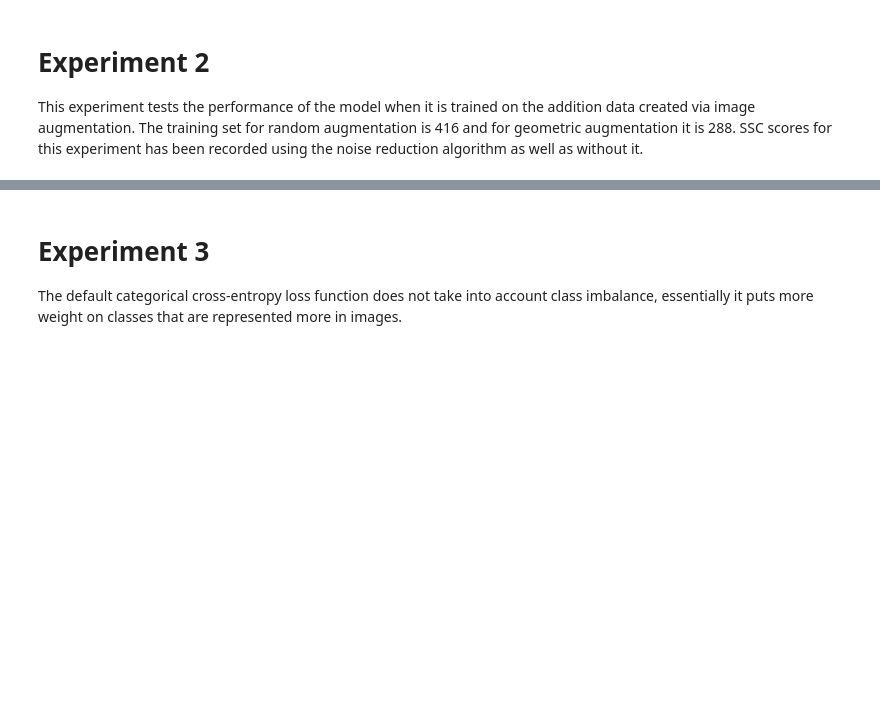
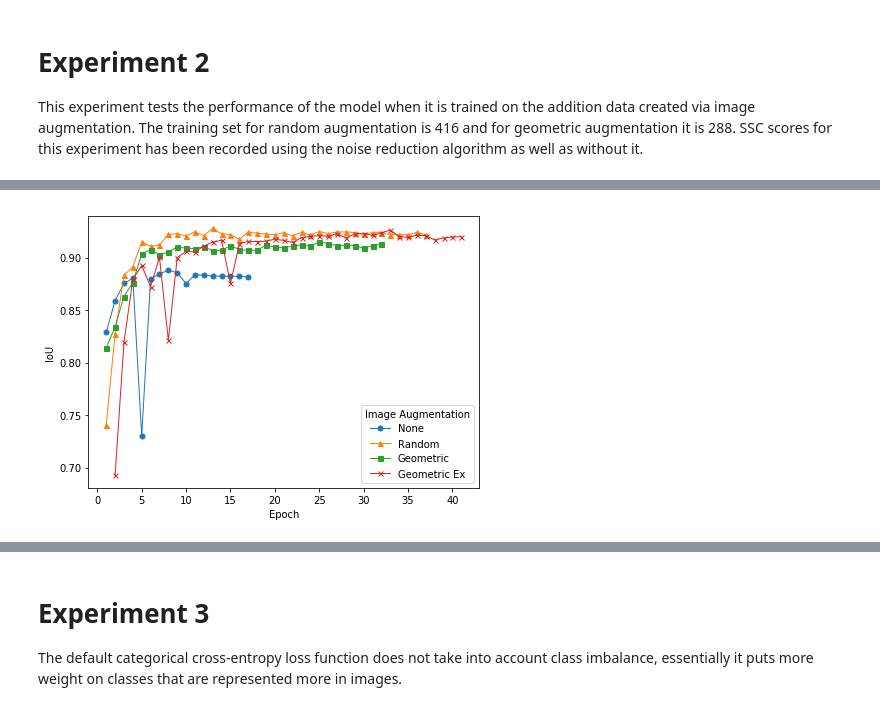
Before and after one commit to thezaza101/Meal-Compliance-Project, a Jupyter notebook: Analysis/ExprimentAnalysis.ipynb, the cells around one changed output, grey strips where cells are left out. Saved outputs shown, nothing was run; the diff lists cells and outputs as text; code cells hidden in the pictures; blank space fills up the shorter version.

```diff
--- a/Analysis/ExprimentAnalysis.ipynb
+++ b/Analysis/ExprimentAnalysis.ipynb
@@ -122,27 +132,29 @@ plt.show()
 # %%
 matplotlib.rcParams['figure.figsize'] = [7, 5]
 
 x = AddOneToListOfNumbers(list(df2D1['epoch']))
 
 # SSC Score Experiments 1, 2, 3
 plt.plot(AddOneToListOfNumbers(list(df2D0['epoch'])),\
          df2D0['test'], marker='o', linewidth=1, markersize=5, label='None')
 plt.plot(AddOneToListOfNumbers(list(df2D1['epoch'])),\
          df2D1['test'], marker='^', linewidth=1, markersize=5, label='Random')
 plt.plot(AddOneToListOfNumbers(list(df2D2['epoch'])),
          df2D2['test'], marker='s', linewidth=1, markersize=5, label='Geometric')
 plt.plot(AddOneToListOfNumbers(list(df2D3['epoch'])),\
-         df2D3['test'], marker='^', linewidth=1, markersize=5, label='Geometric Ex')
+         df2D3['test'], marker='x', linewidth=1, markersize=5, label='Geometric Ex')
 # y-axis limits
 #plt.ylim([0.6,0.9])
 # x-axis label
 plt.xlabel('Epoch')
 # y-axis label
 plt.ylabel('IoU')
 # show legend
 plt.legend(title="Image Augmentation",loc=4)
 # function to show the plot
 plt.show()
+# %% [output]
+[figure, added]
 # %%
 matplotlib.rcParams['figure.figsize'] = [14, 5]
 
```
Also changed, not shown: parts of 13 cells of this notebook, 1 other file.
